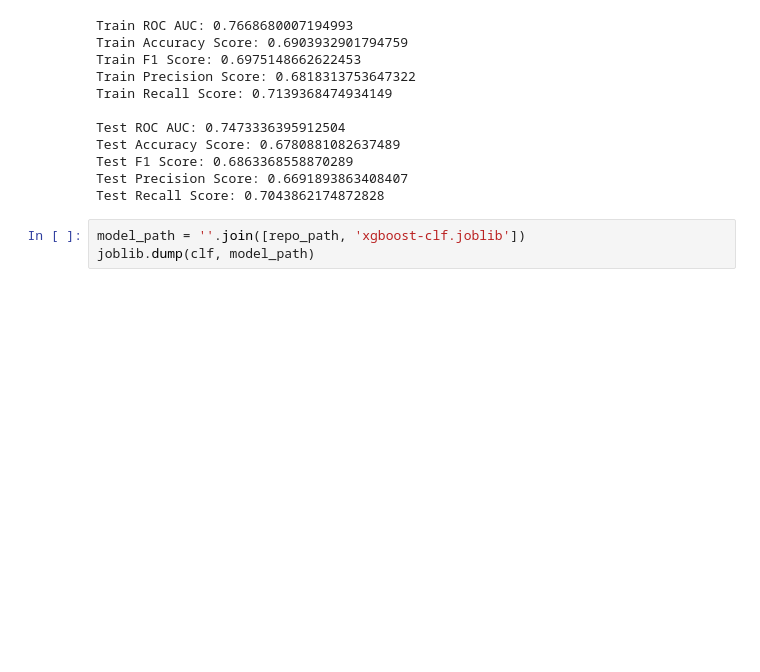
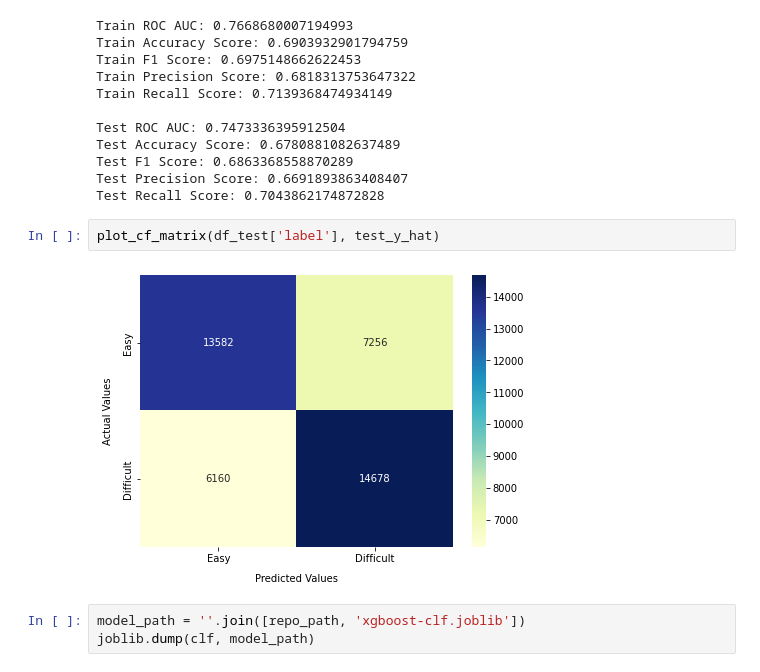
Before and after one commit to Tstrebe2/predicting-text-difficulty, a Jupyter notebook: notebooks/pipelines/xgboost-pipeline.ipynb, the cells around one changed output. Drawn from its saved outputs; the diff is of its cells as text; blank space fills up the shorter version.

```diff
--- a/notebooks/pipelines/xgboost-pipeline.ipynb
+++ b/notebooks/pipelines/xgboost-pipeline.ipynb
@@ -385,6 +385,10 @@ Test Accuracy Score: 0.6780881082637489
 Test F1 Score: 0.6863368558870289
 Test Precision Score: 0.6691893863408407
 Test Recall Score: 0.7043862174872828
+# %%
+plot_cf_matrix(df_test['label'], test_y_hat)
+# %% [output]
+[figure, added]
 # %%
 model_path = ''.join([repo_path, 'xgboost-clf.joblib'])
 joblib.dump(clf, model_path)
```
